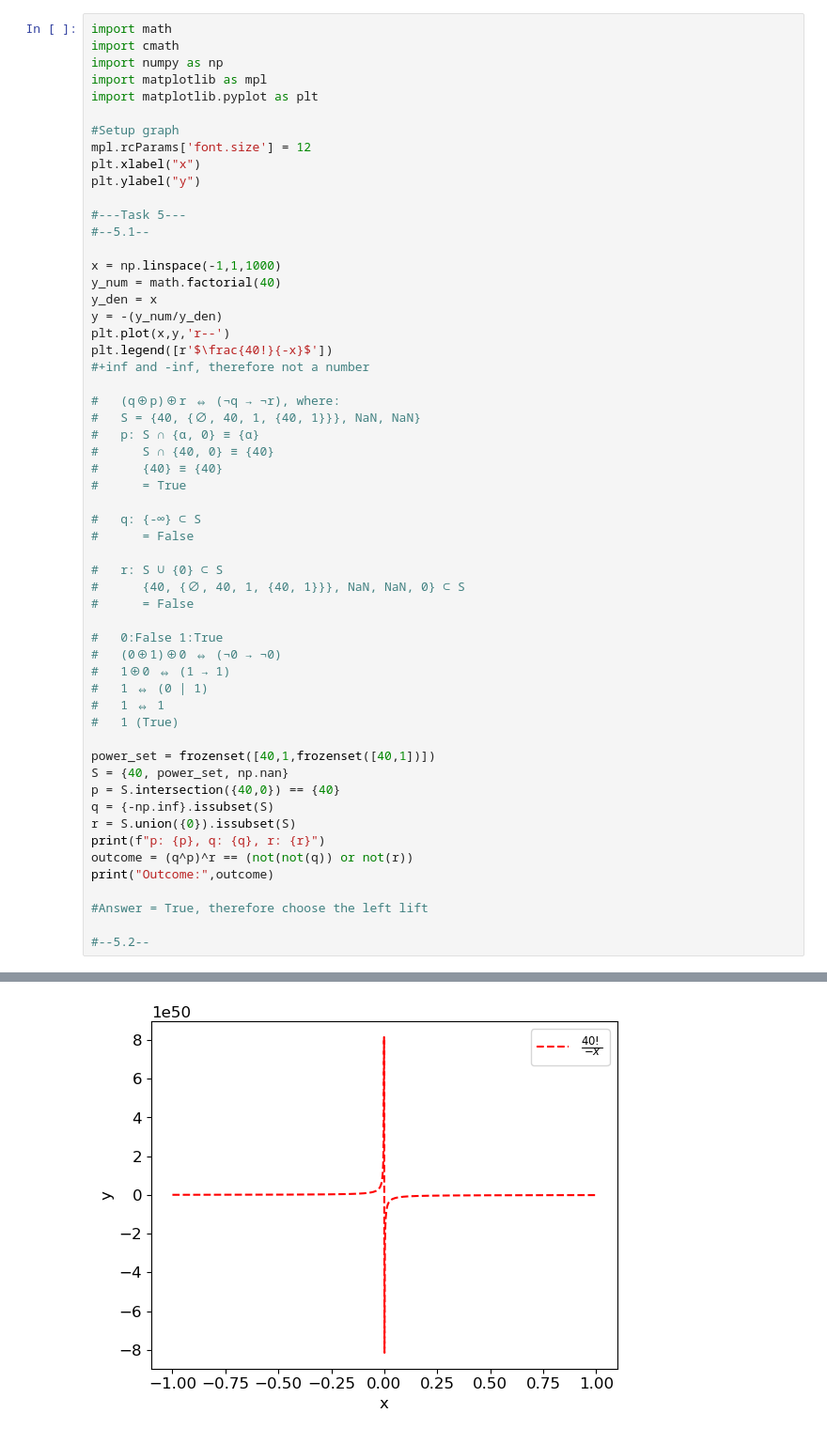
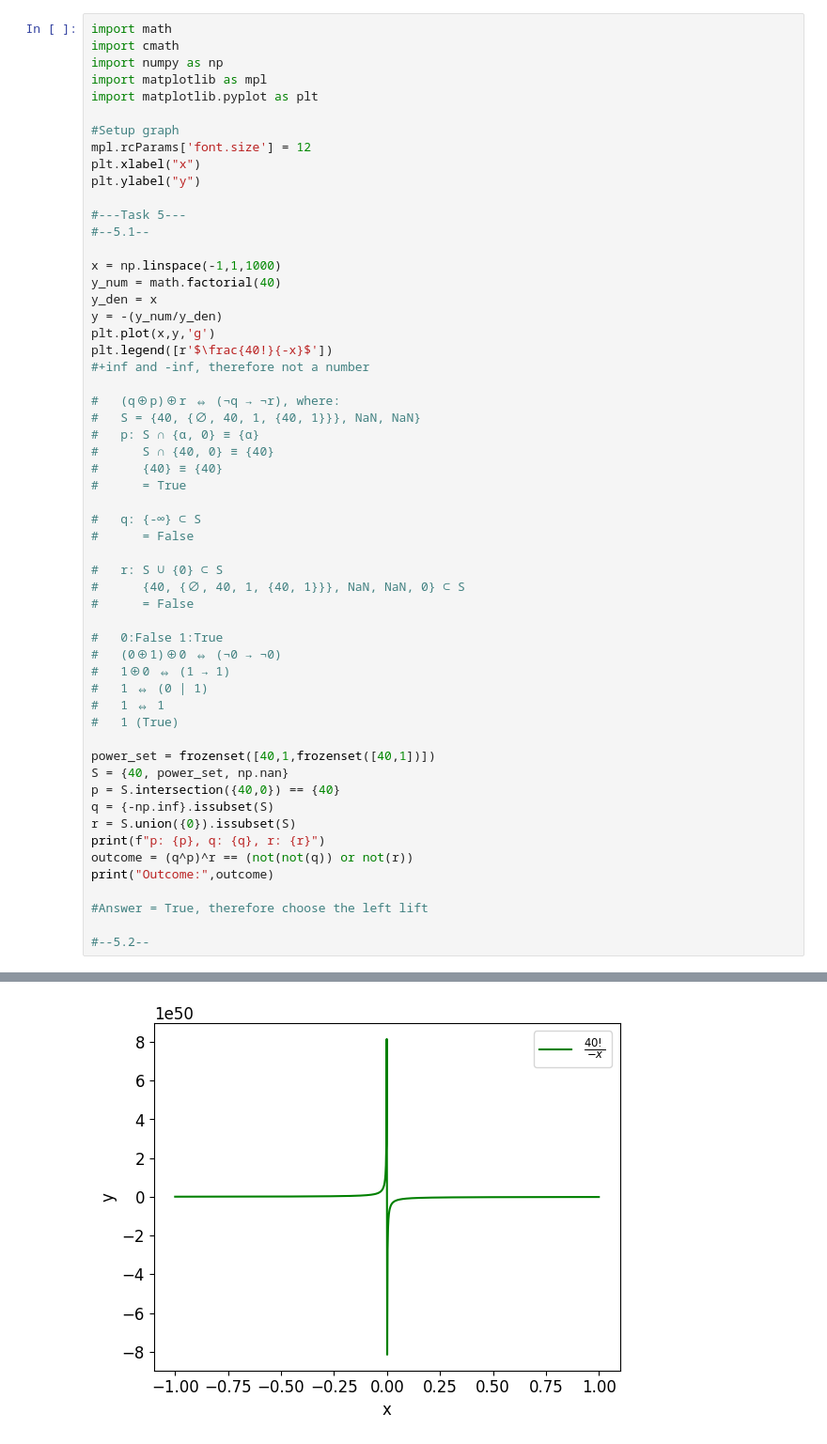
Before and after one commit to SergioGouveia005/detective-inspector-irrational, a Jupyter notebook: detective_inspector_irrational.ipynb, the cells around one changed output, grey strips where cells are left out. Shown at 94% size. Cells and saved outputs as stored; diff of their text form.

```diff
--- a/detective_inspector_irrational.ipynb
+++ b/detective_inspector_irrational.ipynb
@@ -199,7 +197,7 @@ x = np.linspace(-1,1,1000)
 y_num = math.factorial(40)
 y_den = x
 y = -(y_num/y_den)
-plt.plot(x,y,'r--')
+plt.plot(x,y,'g')
 plt.legend([r'$\frac{40!}{-x}$'])
 #+inf and -inf, therefore not a number
 
@@ -212,31 +210,31 @@ plt.legend([r'$\frac{40!}{-x}$'])
 
 #   q: {-∞} ⊂ S
 #      = False
 
 #   r: S ∪ {0} ⊂ S
 #      {40, {∅, 40, 1, {40, 1}}}, NaN, NaN, 0} ⊂ S
 #      = False
 
 #   0:False 1:True
 #   (0⊕1)⊕0 ⇔ (¬0 → ¬0)
 #   1⊕0 ⇔ (1 → 1)
 #   1 ⇔ (0 | 1)
 #   1 ⇔ 1
 #   1 (True)
 
 power_set = frozenset([40,1,frozenset([40,1])])
 S = {40, power_set, np.nan}
 p = S.intersection({40,0}) == {40}
 q = {-np.inf}.issubset(S)
 r = S.union({0}).issubset(S)
 print(f"p: {p}, q: {q}, r: {r}")
 outcome = (q^p)^r == (not(not(q)) or not(r))
 print("Outcome:",outcome)
 
 #Answer = True, therefore choose the left lift
 
 #--5.2--
 # %% [output]
 p: True, q: False, r: False
 Outcome: True
-[figure, old version]
+[figure, new version]
```
Also changed, not shown: parts of 4 cells of this notebook.
